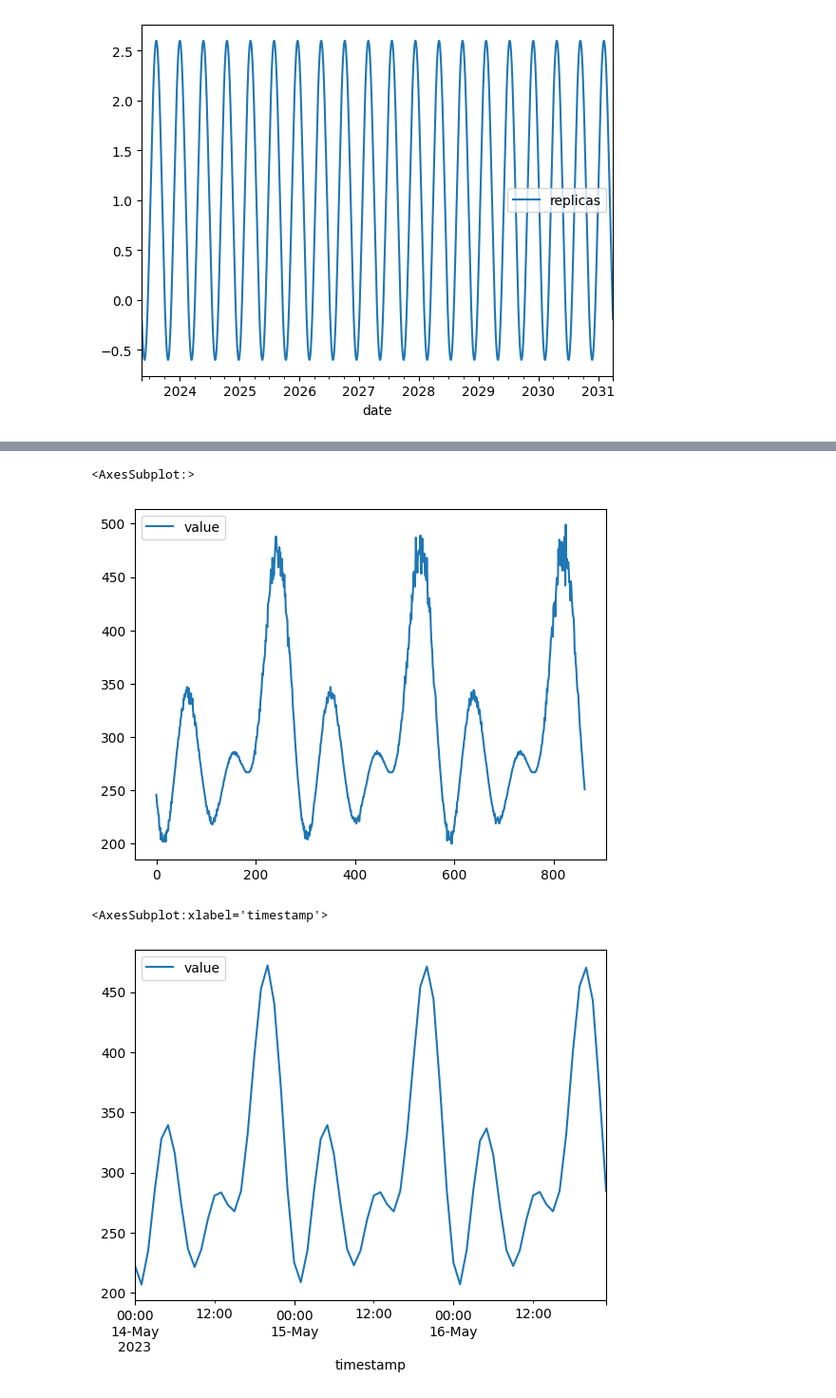
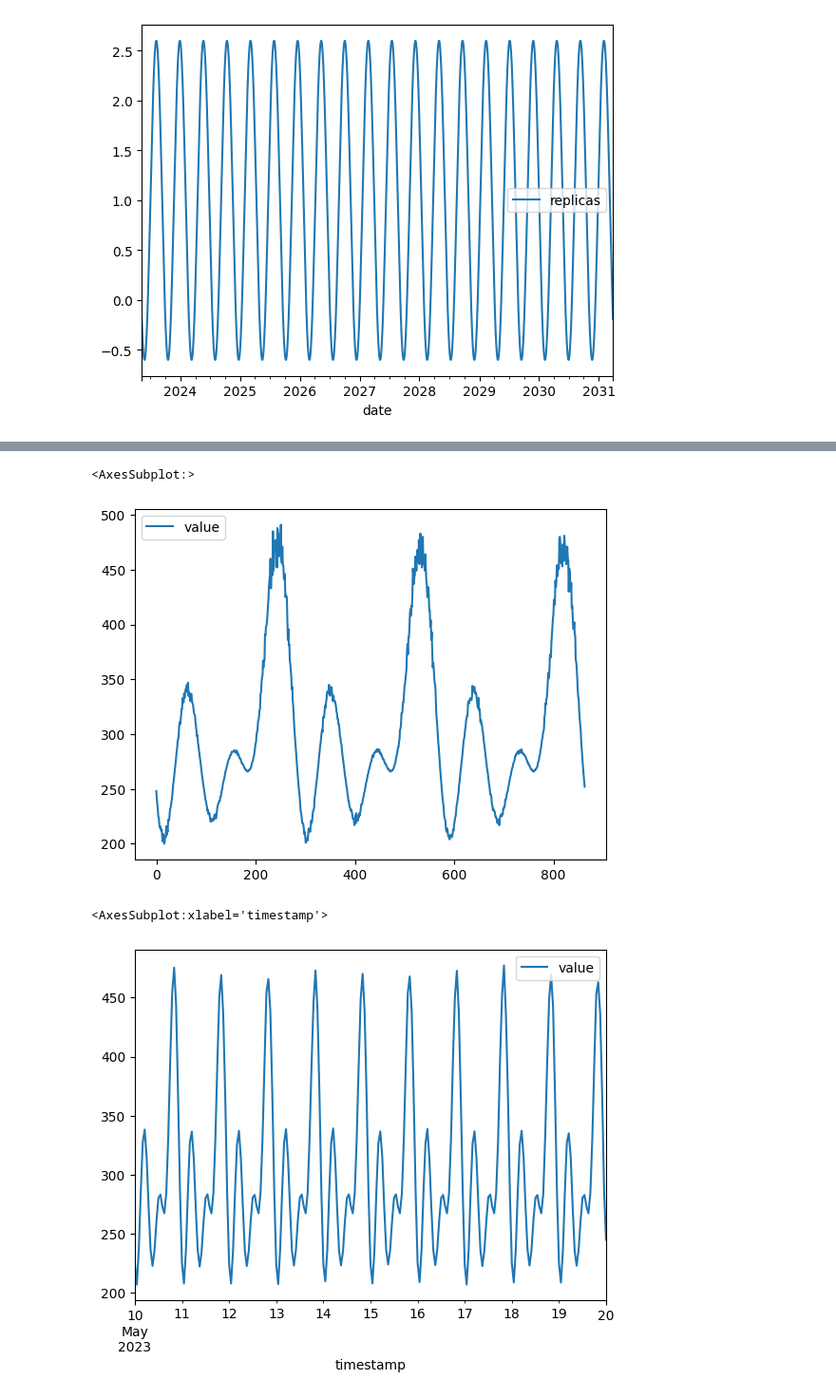
Before and after one commit to YourTechBud/ytb-practical-guide, a Jupyter notebook: predictive-autoscaling/notebooks/Generate Dataset.ipynb, the cells around one changed output, grey strips where cells are left out. Shown at 95% size. Saved outputs shown, nothing was run; the diff lists cells and outputs as text; code cells hidden in the pictures.

```diff
--- a/predictive-autoscaling/notebooks/Generate Dataset.ipynb
+++ b/predictive-autoscaling/notebooks/Generate Dataset.ipynb
@@ -20,8 +20,9 @@ max_replicas = 10
 min_replicas = 4
 
 # Configure start and stop date
-start_date = datetime(*datetime.now().timetuple()[:3]) # round it up to the date
-end_date = start_date + timedelta(days=no_of_days)
+now = datetime(*datetime.now().timetuple()[:3])
+start_date = now - timedelta(days=no_of_days)
+end_date = now
 end_date_temp = start_date + timedelta(days=no_of_samples_per_day*no_of_days) # needed for timeseries generation
 # %%
 # Generate the base sinusoidal component
@@ -92,14 +93,14 @@ df['timestamp'] = pd.date_range(start=start_date, end=end_date, freq='{}min'.for
 df.head(no_of_samples_per_day*3).plot(y="value")
 # %% [output]
 <AxesSubplot:>
-[figure, old version]
+[figure, new version]
 # %%
 # Resample for simplied plotting
 reSampledDF = df.resample('1H', on='timestamp').mean()
-reSampledDF.head(24*3).plot(y='value', kind='line')
+reSampledDF.plot(y='value', kind='line')
 # %% [output]
 <AxesSubplot:xlabel='timestamp'>
-[figure, old version]
+[figure, new version]
 # %%
 # Save the dataset in a csv file
 df.to_csv('dataset.csv', columns=['timestamp','value'], index=False)
```
Also changed, not shown: parts of 1 cell of this notebook, 4 other files.
